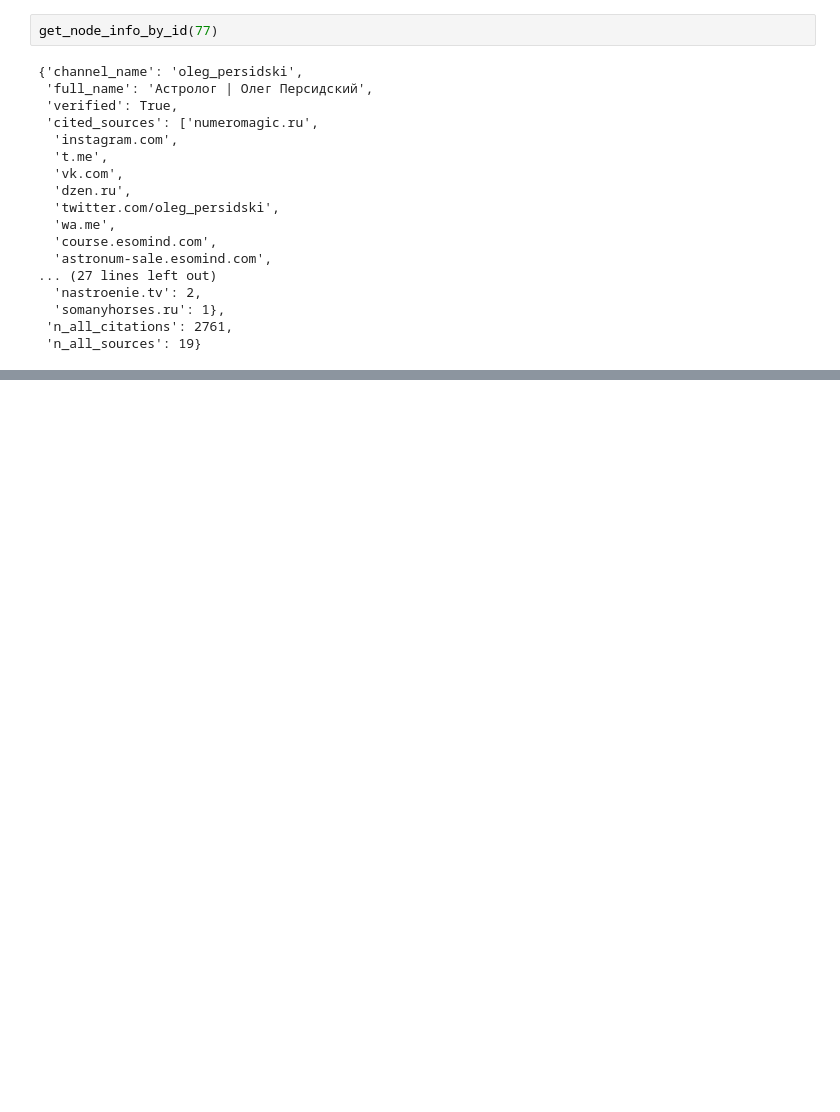
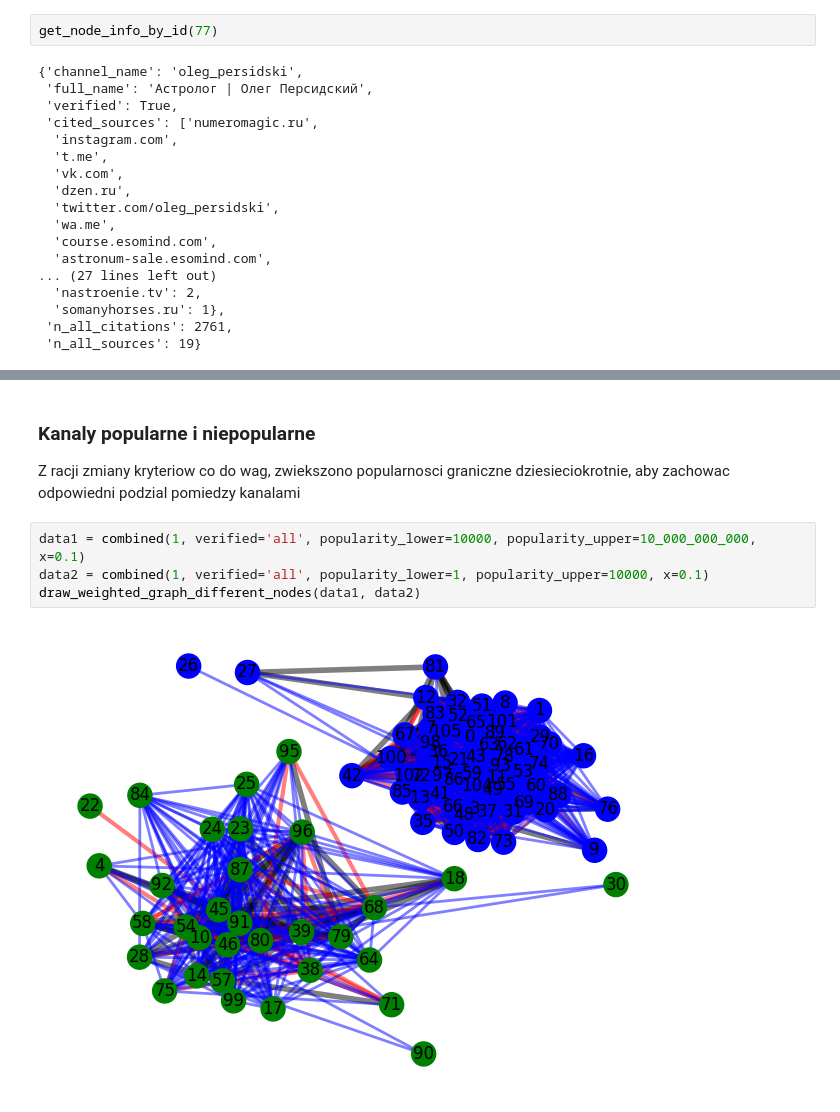
Before and after one commit to jakubbbbbc/TASS_project, a Jupyter notebook: notebook.ipynb, the cells around one changed output, grey strips where cells are left out. Saved outputs shown, nothing was run; the diff lists cells and outputs as text; blank space fills up the shorter version.

```diff
--- a/notebook.ipynb
+++ b/notebook.ipynb
@@ -366,0 +352,9 @@ get_node_info_by_id(77)
+# %% [markdown]
+ ### Kanaly popularne i niepopularne
+ Z racji zmiany kryteriow co do wag, zwiekszono popularnosci graniczne dziesieciokrotnie, aby zachowac odpowiedni podzial pomiedzy kanalami
+# %%
+data1 = combined(1, verified='all', popularity_lower=10000, popularity_upper=10_000_000_000, x=0.1)
+data2 = combined(1, verified='all', popularity_lower=1, popularity_upper=10000, x=0.1)
+draw_weighted_graph_different_nodes(data1, data2)
+# %% [output]
+[figure, added]
```
Also changed, not shown: parts of 18 cells of this notebook.
